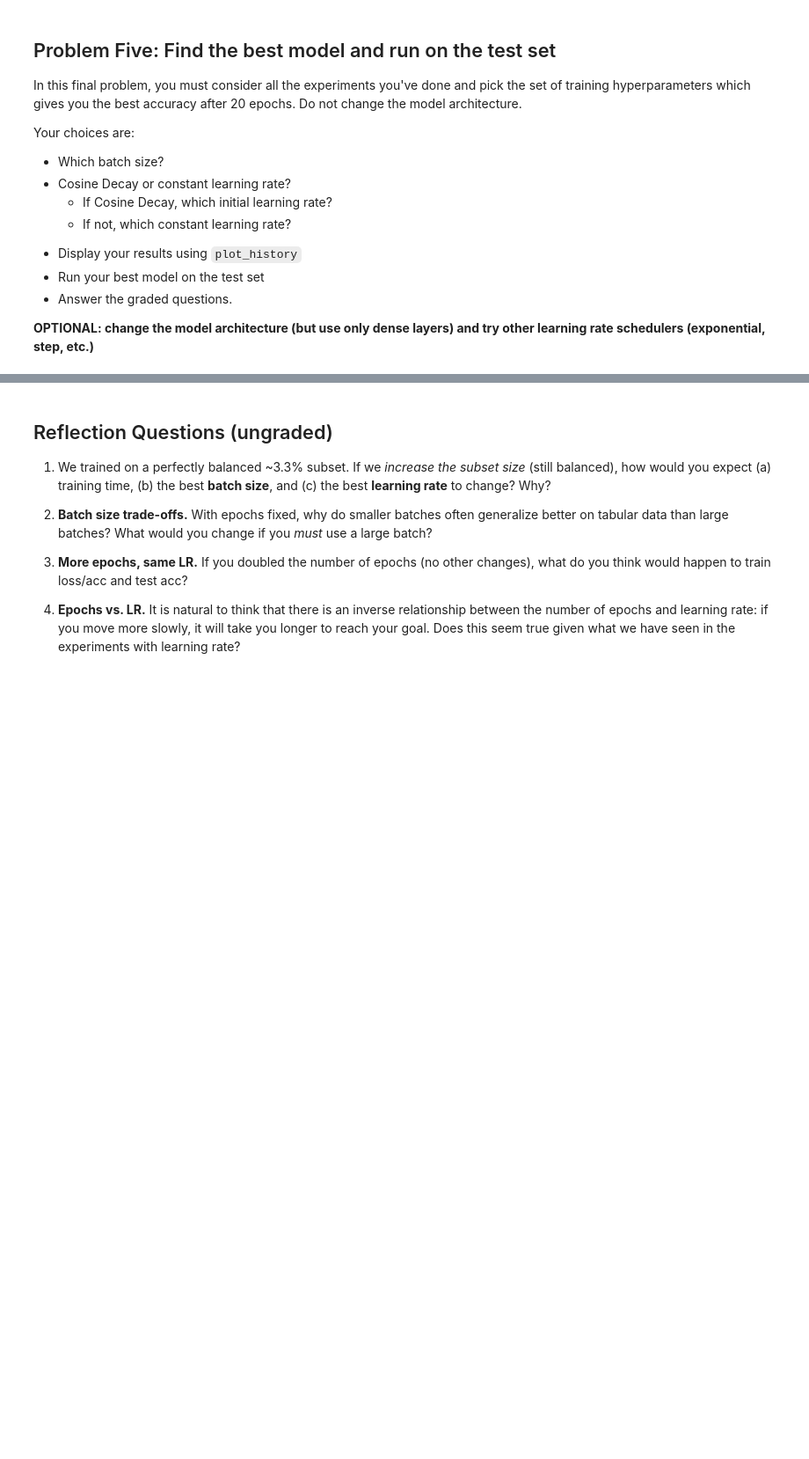
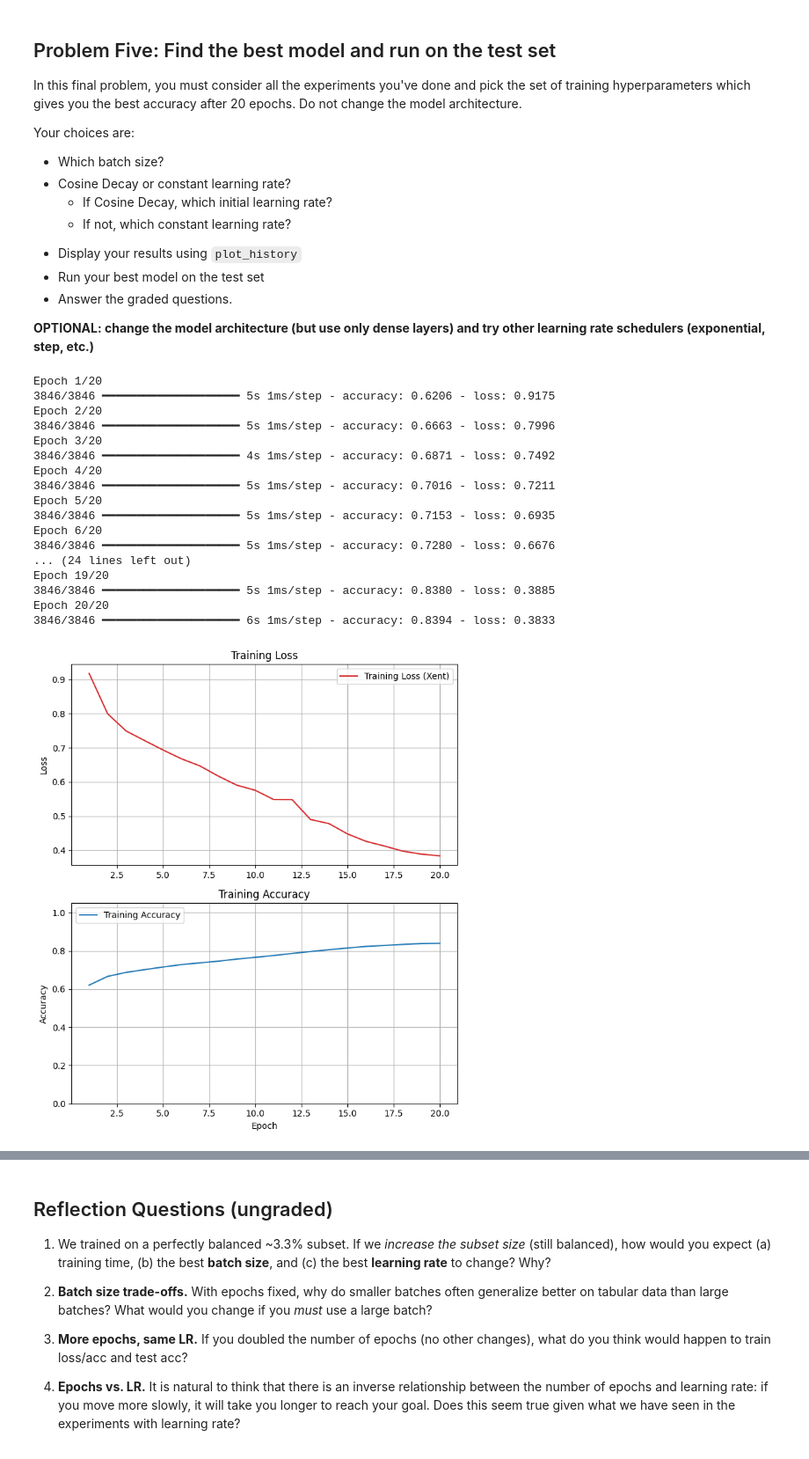
Before and after one commit to auwineza/Mod7-Week2, a Jupyter notebook: Homework_02 (1).ipynb, the cells around one changed output, grey strips where cells are left out. Shown at 88% size. Cells and saved outputs as stored; diff of their text form; code cells hidden in the pictures; blank space fills up the shorter version.

```diff
--- a/Homework_02 (1).ipynb
+++ b/Homework_02 (1).ipynb
@@ -392,3 +775,74 @@ Your choices are:
 **OPTIONAL: change the model architecture (but use only dense layers) and try other learning rate schedulers (exponential, step, etc.)**
 # %%
 # Your code here -- add as many cells as you need
+
+import numpy as np
+import tensorflow as tf
+from tensorflow.keras.models import Sequential
+from tensorflow.keras.layers import Input, Dense
+from tensorflow.keras.optimizers import Adam
+from tensorflow.keras.optimizers.schedules import CosineDecay
+
+# Best hyperparams from your experiments
+best_batch_size = 4
+best_init_lr = 1e-2
+epochs = 20
+
+# decay_steps = steps_per_epoch * epochs
+steps_per_epoch = int(np.ceil(len(X_train) / best_batch_size))
+decay_steps = steps_per_epoch * epochs
+
+lr_schedule = CosineDecay(
+    initial_learning_rate=best_init_lr,
+    decay_steps=decay_steps
+)
+
+tf.keras.backend.clear_session()
+
+# SAME architecture as required: input -> 64 -> 32 -> 7
+best_model = Sequential([
+    Input(shape=(X_train.shape[1],)),
+    Dense(64, activation='relu'),
+    Dense(32, activation='relu'),
+    Dense(7, activation='softmax')
+])
+
+best_model.compile(
+    optimizer=Adam(learning_rate=lr_schedule),
+    loss='sparse_categorical_crossentropy',
+    metrics=['accuracy']
+)
+
+history_best = best_model.fit(
+    X_train, y_train,
+    epochs=epochs,
+    batch_size=best_batch_size,
+    verbose=1
+)
+
+# Plot training curves
+plot_history(history_best)
+
+# Evaluate on test set
+test_loss, test_acc = best_model.evaluate(X_test, y_test, verbose=0)
+print(f"Test Loss: {test_loss:.4f}")
+print(f"Test Accuracy: {test_acc:.4f}")
+# %% [output]
+Epoch 1/20
+3846/3846 ━━━━━━━━━━━━━━━━━━━━ 5s 1ms/step - accuracy: 0.6206 - loss: 0.9175
+Epoch 2/20
+3846/3846 ━━━━━━━━━━━━━━━━━━━━ 5s 1ms/step - accuracy: 0.6663 - loss: 0.7996
+Epoch 3/20
+3846/3846 ━━━━━━━━━━━━━━━━━━━━ 4s 1ms/step - accuracy: 0.6871 - loss: 0.7492
+Epoch 4/20
+3846/3846 ━━━━━━━━━━━━━━━━━━━━ 5s 1ms/step - accuracy: 0.7016 - loss: 0.7211
+Epoch 5/20
+3846/3846 ━━━━━━━━━━━━━━━━━━━━ 5s 1ms/step - accuracy: 0.7153 - loss: 0.6935
+Epoch 6/20
+3846/3846 ━━━━━━━━━━━━━━━━━━━━ 5s 1ms/step - accuracy: 0.7280 - loss: 0.6676
+... (24 lines left out)
+Epoch 19/20
+3846/3846 ━━━━━━━━━━━━━━━━━━━━ 5s 1ms/step - accuracy: 0.8380 - loss: 0.3885
+Epoch 20/20
+3846/3846 ━━━━━━━━━━━━━━━━━━━━ 6s 1ms/step - accuracy: 0.8394 - loss: 0.3833
+[figure, added]
```
Also changed, not shown: parts of 20 cells of this notebook.
